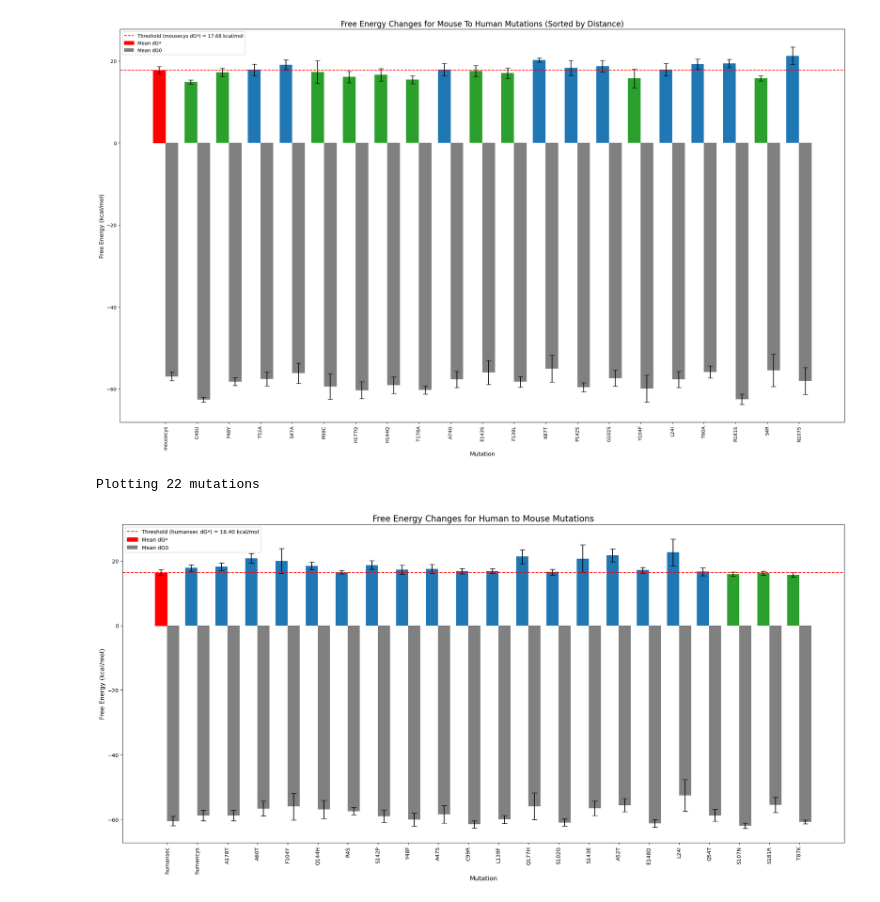
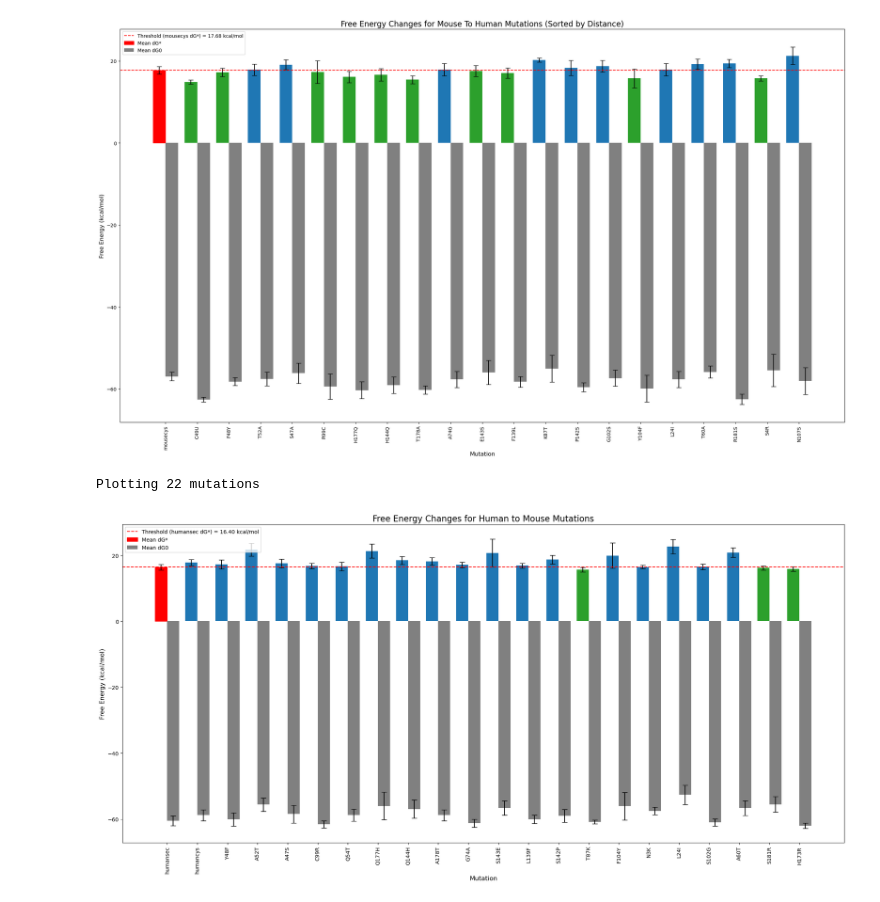
Before and after one commit to ND7996/GPX6, a Jupyter notebook: analysis/barplot_energy.ipynb, the cells around one changed output. Saved outputs shown, nothing was run; the diff lists cells and outputs as text; code cells hidden in the pictures.

Commit message:
figures

```diff
--- a/analysis/barplot_energy.ipynb
+++ b/analysis/barplot_energy.ipynb
@@ -174,46 +174,45 @@ humansec & 16.40 \pm 0.83 kcal/mol & -60.52 \pm 1.46 kcal/mol \\
 \hline
 humancys & 17.83 \pm 0.97 kcal/mol & -58.83 \pm 1.68 kcal/mol \\
 \hline
-A178T & 18.18 \pm 1.16 kcal/mol & -58.83 \pm 1.68 kcal/mol \\
+Y48F & 17.25 \pm 1.38 kcal/mol & -60.09 \pm 2.00 kcal/mol \\
 \hline
-A60T & 20.84 \pm 1.45 kcal/mol & -56.66 \pm 2.26 kcal/mol \\
-\hline
-F104Y & 19.94 \pm 3.88 kcal/mol & -56.06 \pm 4.18 kcal/mol \\
-\hline
-Q144H & 18.47 \pm 1.20 kcal/mol & -56.95 \pm 2.80 kcal/mol \\
-\hline
-R4S & 16.51 \pm 0.53 kcal/mol & -57.49 \pm 1.15 kcal/mol \\
-\hline
-S142P & 18.72 \pm 1.34 kcal/mol & -59.02 \pm 1.95 kcal/mol \\
-\hline
-Y48F & 17.25 \pm 1.38 kcal/mol & -60.09 \pm 2.00 kcal/mol \\
+A52T & 21.73 \pm 1.99 kcal/mol & -55.61 \pm 2.03 kcal/mol \\
 \hline
 A47S & 17.55 \pm 1.37 kcal/mol & -58.48 \pm 2.71 kcal/mol \\
 \hline
 C99R & 16.80 \pm 0.78 kcal/mol & -61.57 \pm 1.12 kcal/mol \\
 \hline
-L139F & 16.86 \pm 0.75 kcal/mol & -60.03 \pm 1.26 kcal/mol \\
+Q54T & 16.64 \pm 1.28 kcal/mol & -58.79 \pm 1.84 kcal/mol \\
 \hline
 Q177H & 21.33 \pm 2.17 kcal/mol & -55.99 \pm 4.15 kcal/mol \\
 \hline
-S102G & 16.56 \pm 0.87 kcal/mol & -61.01 \pm 1.12 kcal/mol \\
+Q144H & 18.47 \pm 1.20 kcal/mol & -56.95 \pm 2.80 kcal/mol \\
+\hline
+A178T & 18.18 \pm 1.16 kcal/mol & -58.83 \pm 1.68 kcal/mol \\
+\hline
+G74A & 17.11 \pm 0.86 kcal/mol & -61.25 \pm 1.17 kcal/mol \\
 \hline
 S143E & 20.72 \pm 4.27 kcal/mol & -56.57 \pm 2.20 kcal/mol \\
 \hline
-A52T & 21.73 \pm 1.99 kcal/mol & -55.61 \pm 2.03 kcal/mol \\
+L139F & 16.86 \pm 0.75 kcal/mol & -60.03 \pm 1.26 kcal/mol \\
 \hline
-E148D & 17.11 \pm 0.86 kcal/mol & -61.25 \pm 1.17 kcal/mol \\
+S142P & 18.72 \pm 1.34 kcal/mol & -59.02 \pm 1.95 kcal/mol \\
 \hline
-L24I & 22.62 \pm 4.19 kcal/mol & -52.62 \pm 4.95 kcal/mol \\
+T87K & 15.61 \pm 0.69 kcal/mol & -60.85 \pm 0.58 kcal/mol \\
 \hline
-Q54T & 16.64 \pm 1.28 kcal/mol & -58.79 \pm 1.84 kcal/mol \\
+F104Y & 19.94 \pm 3.88 kcal/mol & -56.06 \pm 4.18 kcal/mol \\
 \hline
-S107N & 15.85 \pm 0.71 kcal/mol & -61.97 \pm 0.81 kcal/mol \\
+N3K & 16.51 \pm 0.53 kcal/mol & -57.49 \pm 1.15 kcal/mol \\
+\hline
+L24I & 22.62 \pm 2.19 kcal/mol & -52.62 \pm 2.95 kcal/mol \\
+\hline
+S102G & 16.56 \pm 0.87 kcal/mol & -61.01 \pm 1.12 kcal/mol \\
+\hline
+A60T & 20.84 \pm 1.45 kcal/mol & -56.66 \pm 2.26 kcal/mol \\
 \hline
 S181R & 16.19 \pm 0.63 kcal/mol & -55.53 \pm 2.34 kcal/mol \\
 \hline
-T87K & 15.61 \pm 0.69 kcal/mol & -60.85 \pm 0.58 kcal/mol \\
-\hline
+H173R & 15.85 \pm 0.71 kcal/mol & -61.97 \pm 0.81 kcal/mol \\
 \end{tabular}
 \caption{Combined Free Energy Changes}
 \end{table}
@@ -269,31 +268,31 @@ bar_width = 0.4
 bars1 = ax.bar(x - bar_width/2, dg_star_values, yerr=dg_star_errors, capsize=5,
                label="Mean dG*", color=colors, width=bar_width, align='center')
 
 # Bar plot for dG0 (with error bars)
 bars2 = ax.bar(x + bar_width/2, dg0_values, yerr=dg0_errors, capsize=5,
                color='gray', width=bar_width, align='center', label="Mean dG0")
 
 # Highlight humansec in red
 humansec_index = mutations.index("humansec")
 bars1[humansec_index].set_color('red')
 
 # Annotate humansec threshold
 ax.axhline(humansec_dg_star, color='red', linestyle='--', label=f'Threshold (humansec dG*) = {humansec_dg_star:.2f} kcal/mol')
 
 # Formatting
 ax.set_xticks(x)
 ax.set_xticklabels(mutations, rotation=90, ha="center", fontsize=10)
 ax.set_xlabel("Mutation", fontsize=12)
 ax.set_ylabel("Free Energy (kcal/mol)", fontsize=12)
 ax.set_title("Free Energy Changes for Human to Mouse Mutations", fontsize=16)
 ax.legend(loc='upper left', fontsize=10, frameon=True)
 
 # Print confirmation of number of mutations
 print(f"Plotting {len(mutations)} mutations")
 
 # Adjust layout
 plt.tight_layout()
 plt.show()
 # %% [output]
 Plotting 22 mutations
-[figure, old version]
+[figure, new version]
```
Also changed, not shown: parts of 2 cells of this notebook, 7 other files.
